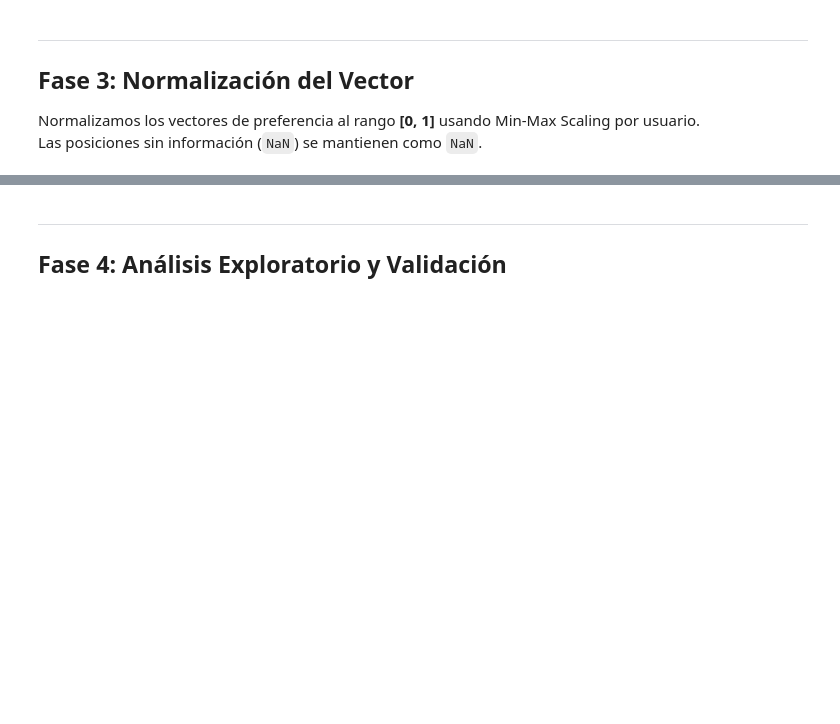
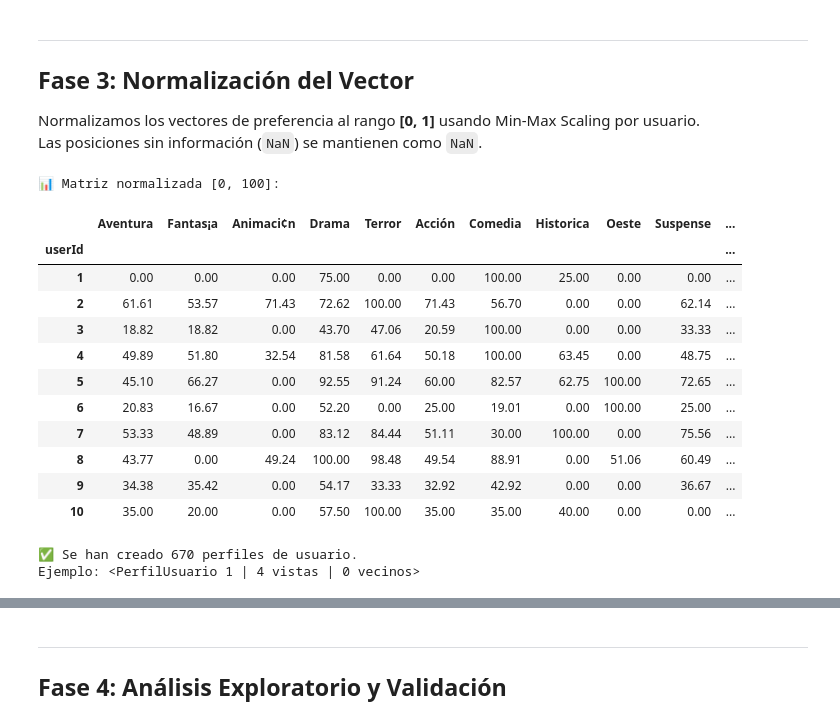
Before and after one commit to Jordieee/Trabajo_Recomendadores, a Jupyter notebook: trabajo2_datos_base.ipynb, the cells around one changed output, grey strips where cells are left out. Saved outputs shown, nothing was run; the diff lists cells and outputs as text; code cells hidden in the pictures; blank space fills up the shorter version.

```diff
--- a/trabajo2_datos_base.ipynb
+++ b/trabajo2_datos_base.ipynb
@@ -264,22 +378,70 @@ print(f"   Usuarios con ≥15 géneros: {(cobertura >= 15).sum()}")
 Normalizamos los vectores de preferencia al rango **[0, 1]** usando Min-Max Scaling por usuario.
 Las posiciones sin información (`NaN`) se mantienen como `NaN`.
 # %%
-# Normalización Min-Max por usuario (fila)
-def normalize_row(row):
-    valid = row.dropna()
-    if len(valid) == 0:
-        return row
-    min_val = valid.min()
-    max_val = valid.max()
+# Normalización a 0-100 y rellenado de NaN con 0
+def normalize_to_100(row):
+    # Rellenar NaNs con 0 (géneros no valorados)
+    row = row.fillna(0)
+    min_val = row.min()
+    max_val = row.max()
     if max_val == min_val:
-        # Todos los valores son iguales -> normalizar a 0.5
-        return row.where(row.isna(), 0.5)
-    return (row - min_val) / (max_val - min_val)
+        if max_val == 0:
+            return row
+        else:
+            return (row / max_val) * 100
+    # Escalar a 0-100
+    return (row - min_val) / (max_val - min_val) * 100
 
-df_preferences_norm = df_preferences.apply(normalize_row, axis=1)
+df_preferences_norm = df_preferences.apply(normalize_to_100, axis=1)
 
-print("📊 Matriz normalizada [0, 1]:")
-df_preferences_norm.head(10).round(3)
+print("📊 Matriz normalizada [0, 100]:")
+df_preferences_norm.head(10).round(2)
+# %% [output]
+📊 Matriz normalizada [0, 100]:
+|  | Aventura | Fantas¡a | Animaci¢n | Drama | Terror | Acción | Comedia | Historica | Oeste | Suspense | ... |
+| userId |  |  |  |  |  |  |  |  |  |  | ... |
+| 1 | 0.00 | 0.00 | 0.00 | 75.00 | 0.00 | 0.00 | 100.00 | 25.00 | 0.00 | 0.00 | ... |
+| 2 | 61.61 | 53.57 | 71.43 | 72.62 | 100.00 | 71.43 | 56.70 | 0.00 | 0.00 | 62.14 | ... |
+| 3 | 18.82 | 18.82 | 0.00 | 43.70 | 47.06 | 20.59 | 100.00 | 0.00 | 0.00 | 33.33 | ... |
+| 4 | 49.89 | 51.80 | 32.54 | 81.58 | 61.64 | 50.18 | 100.00 | 63.45 | 0.00 | 48.75 | ... |
+| 5 | 45.10 | 66.27 | 0.00 | 92.55 | 91.24 | 60.00 | 82.57 | 62.75 | 100.00 | 72.65 | ... |
+| 6 | 20.83 | 16.67 | 0.00 | 52.20 | 0.00 | 25.00 | 19.01 | 0.00 | 100.00 | 25.00 | ... |
+| 7 | 53.33 | 48.89 | 0.00 | 83.12 | 84.44 | 51.11 | 30.00 | 100.00 | 0.00 | 75.56 | ... |
+| 8 | 43.77 | 0.00 | 49.24 | 100.00 | 98.48 | 49.54 | 88.91 | 0.00 | 51.06 | 60.49 | ... |
+| 9 | 34.38 | 35.42 | 0.00 | 54.17 | 33.33 | 32.92 | 42.92 | 0.00 | 0.00 | 36.67 | ... |
+| 10 | 35.00 | 20.00 | 0.00 | 57.50 | 100.00 | 35.00 | 35.00 | 40.00 | 0.00 | 0.00 | ... |
+# %%
+class PerfilUsuario:
+    def __init__(self, user_id):
+        self.user_id = user_id
+        # Vector de 20 posiciones con valores entre 0 y 100
+        self.preferencias = np.zeros(NUM_GENRES)
+
+        # Histórico: dict de movieId -> rating (solo del set de entrenamiento)
+        self.historico = {}
+
+        # Información Interna (SR Colaborativo): vecinos y afinidad (0-100)
+        self.vecinos = [] # Lista de tuplas (vecino_id, afinidad)
+
+    def __repr__(self):
+        return f"<PerfilUsuario {self.user_id} | {len(self.historico)} vistas | {len(self.vecinos)} vecinos>"
+
+# Construimos los perfiles estructurados
+perfiles = {}
+for uid in users:
+    perfil = PerfilUsuario(uid)
+    perfil.preferencias = df_preferences_norm.loc[uid].values
+
+    # Histórico del usuario extraído de ENTRENAMIENTO (df_train)
+    user_train = df_train[df_train['userId'] == uid]
+    perfil.historico = dict(zip(user_train['movieId'], user_train['rating']))
+    perfiles[uid] = perfil
+
+print(f"✅ Se han creado {len(perfiles)} perfiles de usuario.")
+print("Ejemplo:", perfiles[users[0]])
+# %% [output]
+✅ Se han creado 670 perfiles de usuario.
+Ejemplo: <PerfilUsuario 1 | 4 vistas | 0 vecinos>
 # %%
 # También guardamos la versión sin normalizar para análisis
 print("\n📊 Comparación de un usuario ejemplo (primero disponible):")
```
Also changed, not shown: parts of 26 cells of this notebook, 4 other files.
